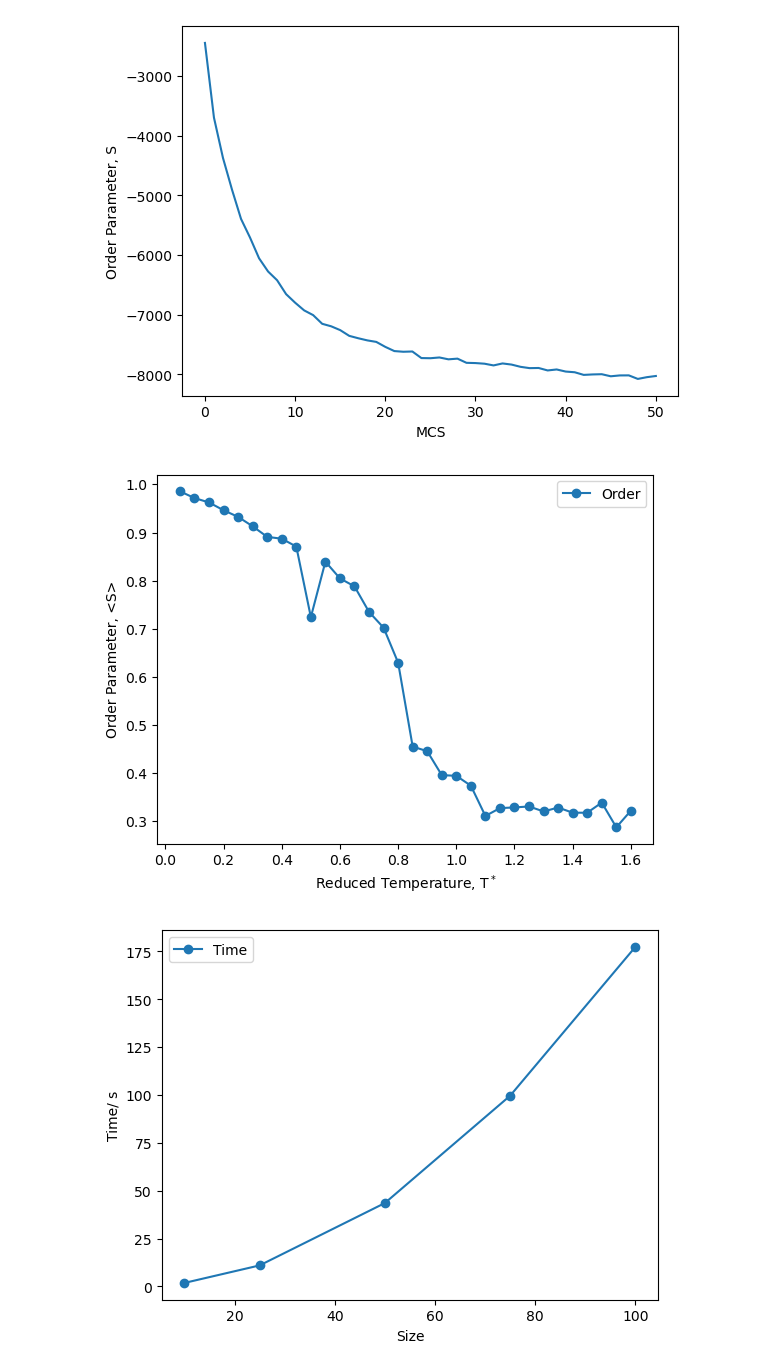
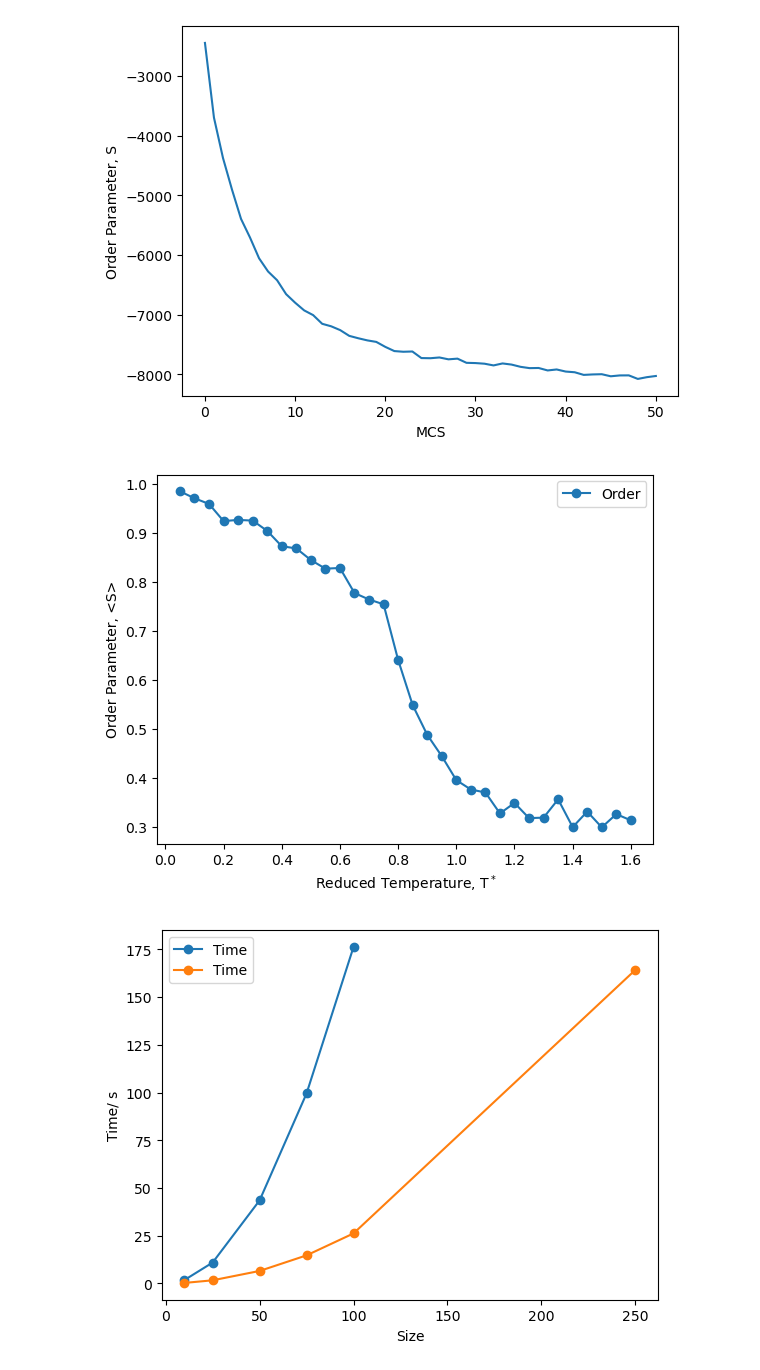
Before and after one commit to adamjharrison/LebwohlLasher_Project, a Jupyter notebook: Plots.ipynb, the cells around one changed output. Cells and saved outputs as stored; diff of their text form; code cells hidden in the pictures.

Commit message:
initial numba version created

```diff
--- a/Plots.ipynb
+++ b/Plots.ipynb
@@ -19,20 +19,22 @@ plt.show()
 # %% [output]
 [figure]
 # %%
-order_df = pd.read_csv("avg_order.csv", header=0, delimiter=",")
+order_df = pd.read_csv("avg_order_numba.csv", header=0, delimiter=",")
 fig, ax = plt.subplots()
 order_df.groupby(['Temp']).mean().plot(marker="o", ax=ax)
 plt.xlabel(r"Reduced Temperature, T$^*$")
 plt.ylabel("Order Parameter, <S>")
 plt.show()
 # %% [output]
-[figure, old version]
+[figure, new version]
 # %%
-time_df = pd.read_csv("timings.csv", header=0, delimiter=",")
+time_df = pd.read_csv("timings-serial.csv", header=0, delimiter=",")
+time_df_numba = pd.read_csv("timings-numba.csv", header=0, delimiter=",")
 fig, ax = plt.subplots()
 time_df.groupby(['Size']).mean().plot(marker="o", ax=ax)
+time_df_numba.groupby(['Size']).mean().plot(marker="o", ax=ax)
 plt.xlabel("Size")
 plt.ylabel("Time/ s")
 plt.show()
 # %% [output]
-[figure, old version]
+[figure, new version]
```
Also changed, not shown: 4 other files.
